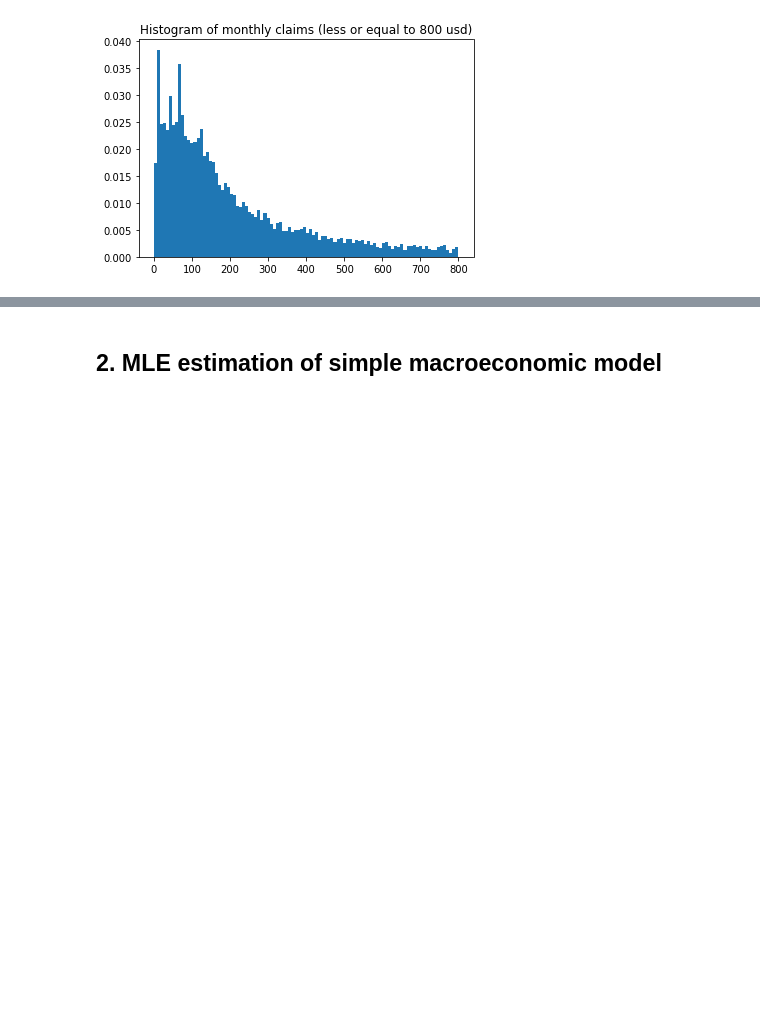
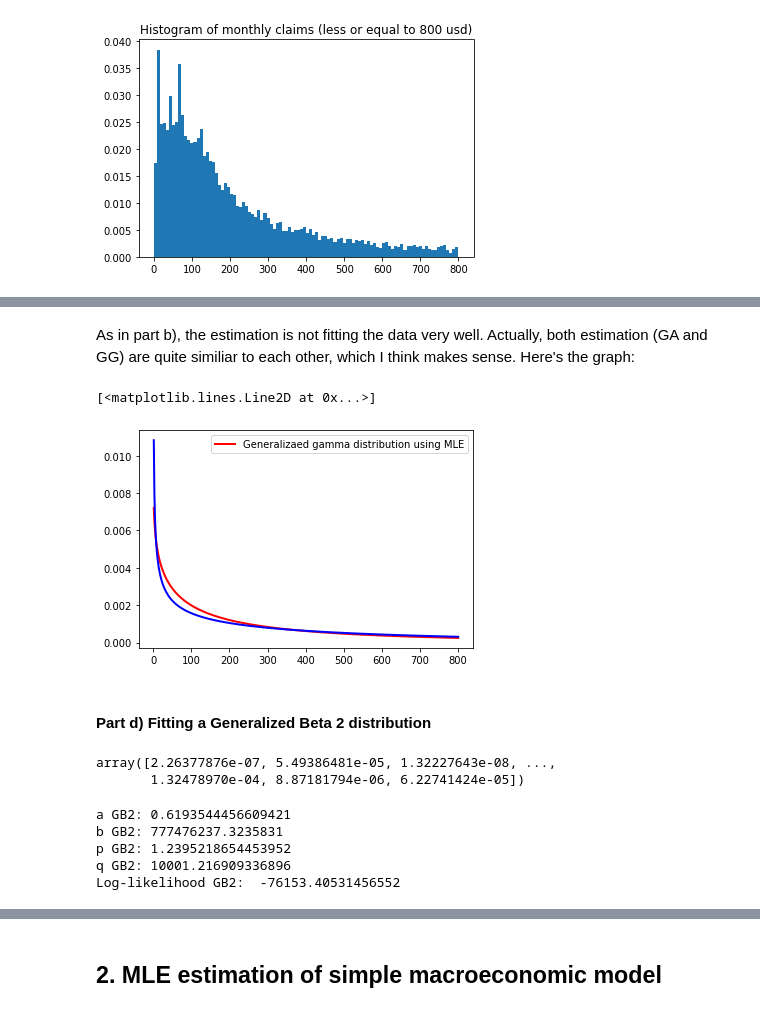
Before and after one commit to jesuspachecov/StructEst_W20, a Jupyter notebook: ProblemSets/PS2/Pacheco_pset2-Copy1.ipynb, the cells around one changed output, grey strips where cells are left out. Cells and saved outputs as stored; diff of their text form; code cells hidden in the pictures; blank space fills up the shorter version.

```diff
--- a/ProblemSets/PS2/Pacheco_pset2-Copy1.ipynb
+++ b/ProblemSets/PS2/Pacheco_pset2-Copy1.ipynb
@@ -112,0 +176,14 @@ plt.legend(loc='upper right')
+# %% [markdown]
+As in part b), the estimation is not fitting the data very well. Actually, both estimation (GA and GG) are quite similiar to each other, which I think makes sense. Here's the graph:
+# %%
+#The seem to be almost the same distribution
+plt.plot(dist_pts, ggamma_pdf(dist_pts, alpha_gg, beta_gg, m_gg),
+         linewidth=2, color='r', label='Generalizaed gamma distribution using MLE')
+plt.legend(loc='upper right')
+plt.plot(dist_pts, gamma_pdf(dist_pts, alpha_MLE, beta_MLE),
+         linewidth=2, color='b', label='Gamma distribution using MLE')
+# %% [output]
+[<matplotlib.lines.Line2D at 0x...>]
+[figure, added]
+# %% [markdown]
+#### Part d) Fitting a Generalized Beta 2 distribution
@@ -112,0 +198,7 @@ plt.legend(loc='upper right')
+# %%
+#Testing my pdf function:
+q_init = 10000
+gb2_pdf(claims, m_gg, q_init**(1/m_gg), alpha_gg/m_gg, q_init)
+# %% [output]
+array([2.26377876e-07, 5.49386481e-05, 1.32227643e-08, ...,
+       1.32478970e-04, 8.87181794e-06, 6.22741424e-05])
@@ -112,0 +221,20 @@ plt.legend(loc='upper right')
+# %%
+#Minimization function
+params_init_gb2=np.array([m_gg, q_init**(1/m_gg), alpha_gg/m_gg, q_init])
+gb2_args = (claims)
+
+results_gb2 = opt.minimize(
+    crit_gb2, params_init_gb2, args=(gb2_args), method='TNC', bounds=((1e-10, None), (1e-10, None),(1e-10, None), (None, None)))
+
+a_gb2, b_gb2, p_gb2, q_gb2 =results_gb2.x
+print('a GB2:', a_gb2)
+print('b GB2:', b_gb2)
+print('p GB2:', p_gb2)
+print('q GB2:', q_gb2)
+print('Log-likelihood GB2: ', log_lik_gb2(claims, a_gb2, b_gb2, p_gb2, q_gb2))
+# %% [output]
+a GB2: 0.6193544456609421
+b GB2: 777476237.3235831
+p GB2: 1.2395218654453952
+q GB2: 10001.216909336896
+Log-likelihood GB2:  -76153.40531456552
```
Also changed, not shown: parts of 45 cells of this notebook.
